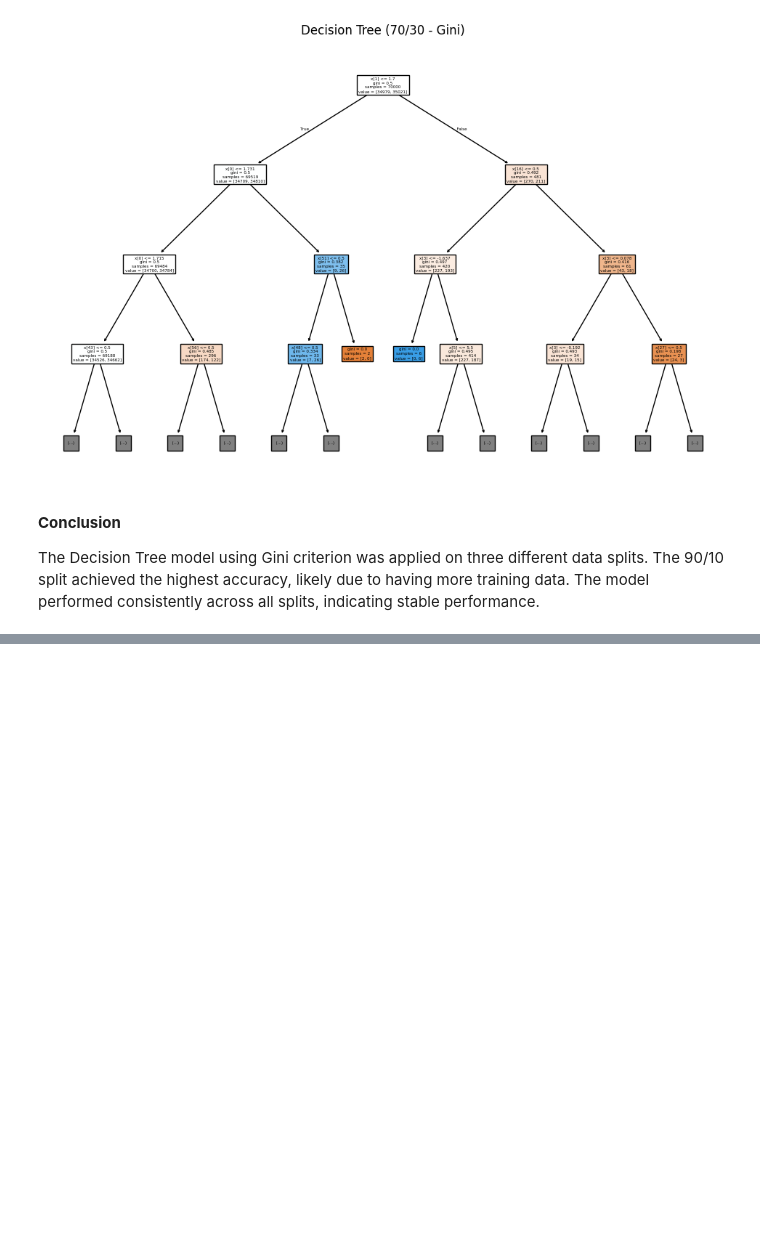
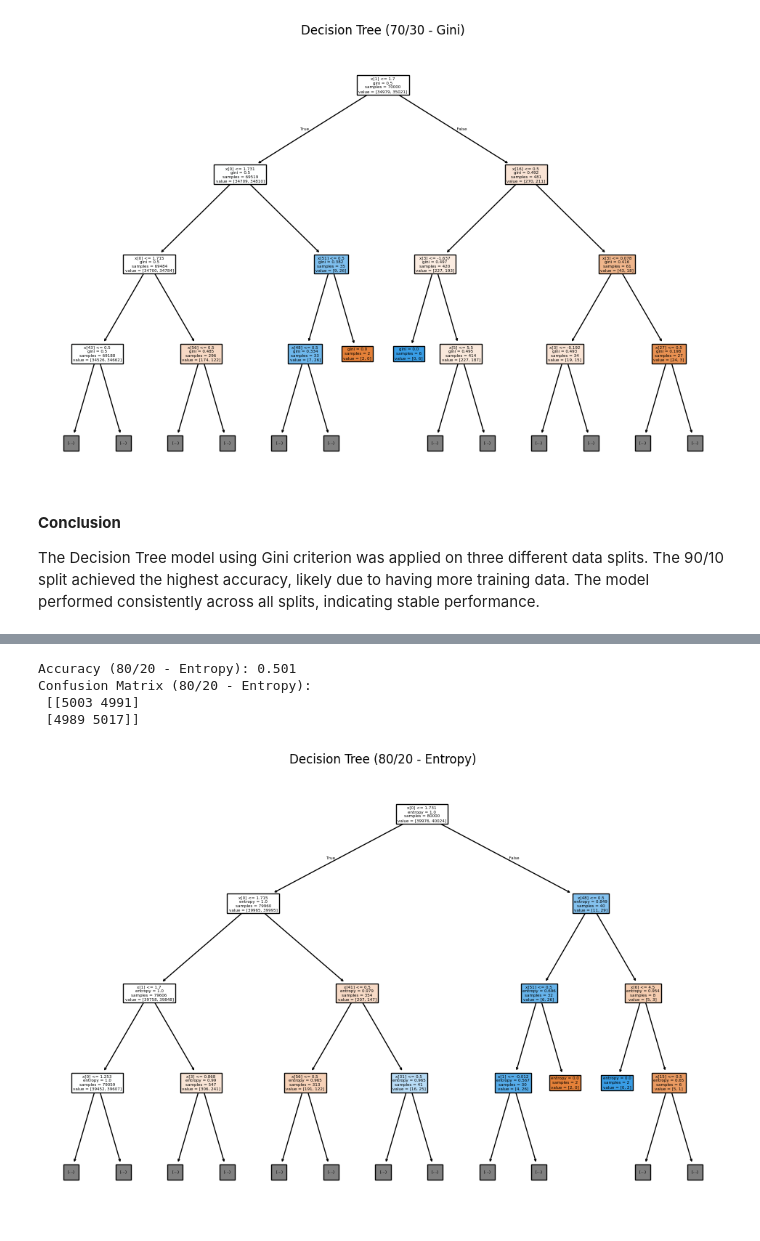
Before and after one commit to noor-gh06/Cybercrime-DataMining, a Jupyter notebook: phase3.ipynb, the cells around one changed output, grey strips where cells are left out. Drawn from its saved outputs; the diff is of its cells as text; code cells hidden in the pictures; blank space fills up the shorter version.

```diff
--- a/phase3.ipynb
+++ b/phase3.ipynb
@@ -725,0 +759,24 @@ The Decision Tree model using Gini criterion was applied on three different data
+# %%
+# (80/20) Split - Entropy
+
+model_80_e = DecisionTreeClassifier(criterion='entropy')
+model_80_e.fit(X_train_80, y_train_80)
+
+y_pred_80_e = model_80_e.predict(X_test_20)
+
+acc_80_e = accuracy_score(y_test_20, y_pred_80_e)
+print("\nAccuracy (80/20 - Entropy):", acc_80_e)
+
+cm_80_e = confusion_matrix(y_test_20, y_pred_80_e)
+print("Confusion Matrix (80/20 - Entropy):\n", cm_80_e)
+
+plt.figure(figsize=(12,8))
+plot_tree(model_80_e, filled=True, max_depth=3)
+plt.title("Decision Tree (80/20 - Entropy)")
+plt.show()
+# %% [output]
+Accuracy (80/20 - Entropy): 0.501
+Confusion Matrix (80/20 - Entropy):
+ [[5003 4991]
+ [4989 5017]]
+[figure, added]
```
Also changed, not shown: parts of 9 cells of this notebook.
